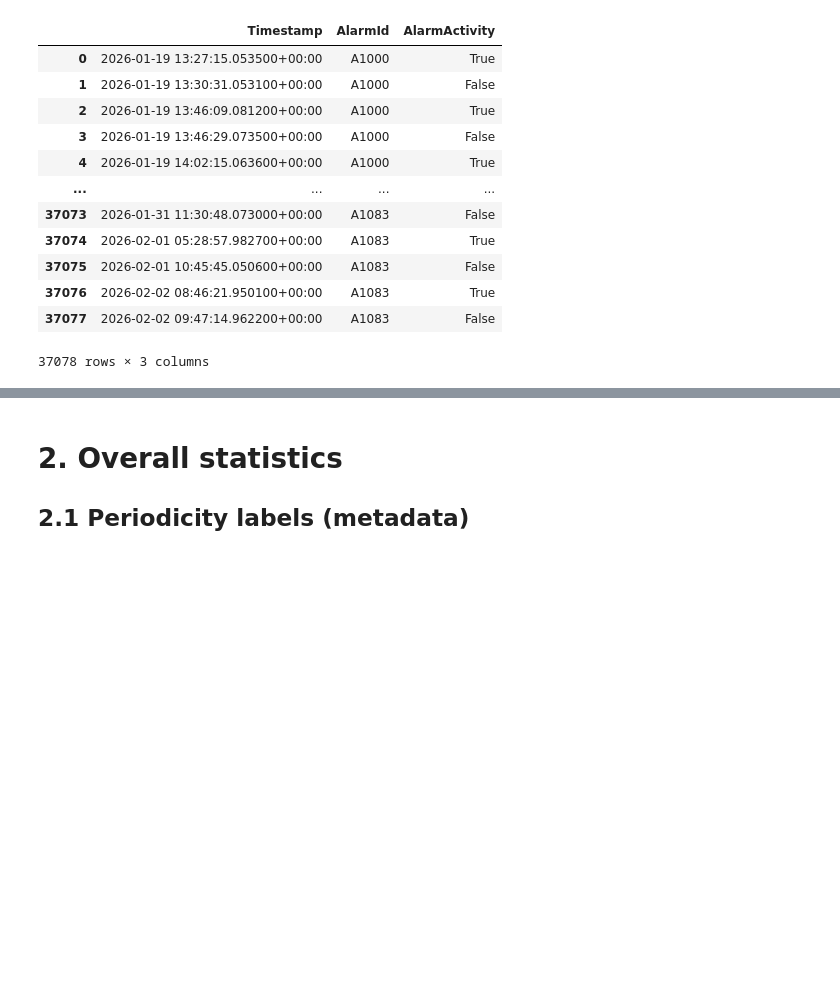
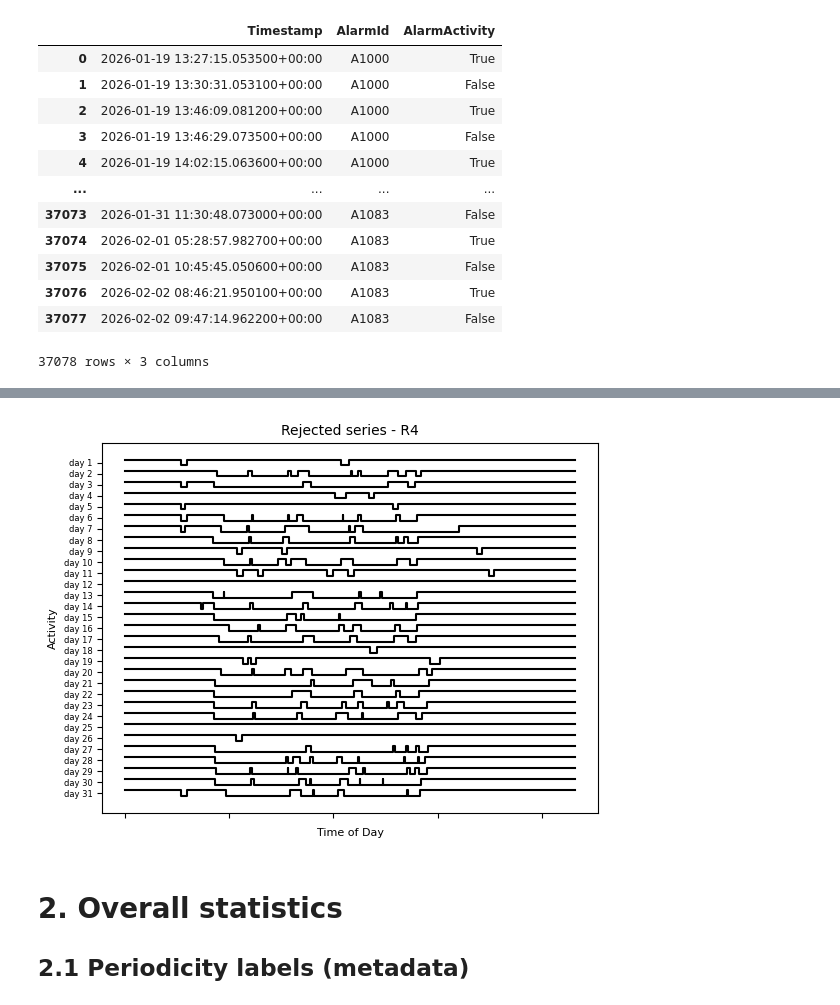
Before and after one commit to industrial-alarms-datasets/bms-alarm-timeseries-periodic, a Jupyter notebook: 1.dataset_walkthrough.ipynb, the cells around one changed output, grey strips where cells are left out. Saved outputs shown, nothing was run; the diff lists cells and outputs as text; code cells hidden in the pictures; blank space fills up the shorter version.

```diff
--- a/1.dataset_walkthrough.ipynb
+++ b/1.dataset_walkthrough.ipynb
@@ -75,3 +166,35 @@ test_meta
+# %%
+# Plotting one of the rejected series (this code is by far not optimal !)
+import numpy as np
+
+alarm_id = "R4"
+ts = rejected_series[rejected_series["AlarmId"]==alarm_id].set_index("Timestamp")["AlarmActivity"]
+days = pd.date_range("2024-05-01", "2024-05-31", freq="D")
+
+fig = plt.figure()
+last_known_y = 0
+for ind, day in enumerate(days):
+    ts_for_this_day = ts.loc[ts.index.date == day.date()]
+    x = pd.TimedeltaIndex(["00:00:00"]).union(ts_for_this_day.index - day.tz_localize("UTC")).union(
+        pd.TimedeltaIndex(["24:00:00"]))
+    if len(ts_for_this_day) > 0:
+        y = np.r_[int(~ts_for_this_day.iloc[0]), ts_for_this_day.to_numpy(), int(ts_for_this_day.iloc[-1])] - 2 * ind
+        last_known_y = int(ts_for_this_day.iloc[-1])
+    else:
+        y = [last_known_y - 2 * ind, last_known_y - 2 * ind]
+    plt.step(x=x, y=y, where="post", color='k')
+
+y_ticks = [0.5 - 2 * i for i in range(len(days))]
+y_tick_labels = [f"day {i+1}" for i in range(len(days))]
+plt.yticks(ticks=y_ticks, labels=y_tick_labels,fontsize=6)
+plt.gca().set_xticklabels([])
+plt.title(f"Rejected series - {alarm_id}", fontsize=10)
+plt.xlabel("Time of Day", fontsize=8)
+plt.ylabel("Activity", fontsize=8)
+
+plt.savefig("fig5_sample_rejected_series.eps", dpi=1000)
+# %% [output]
+[figure, added]
 # %% [markdown]
 # 2. Overall statistics
 
```
Also changed, not shown: parts of 9 cells of this notebook.
